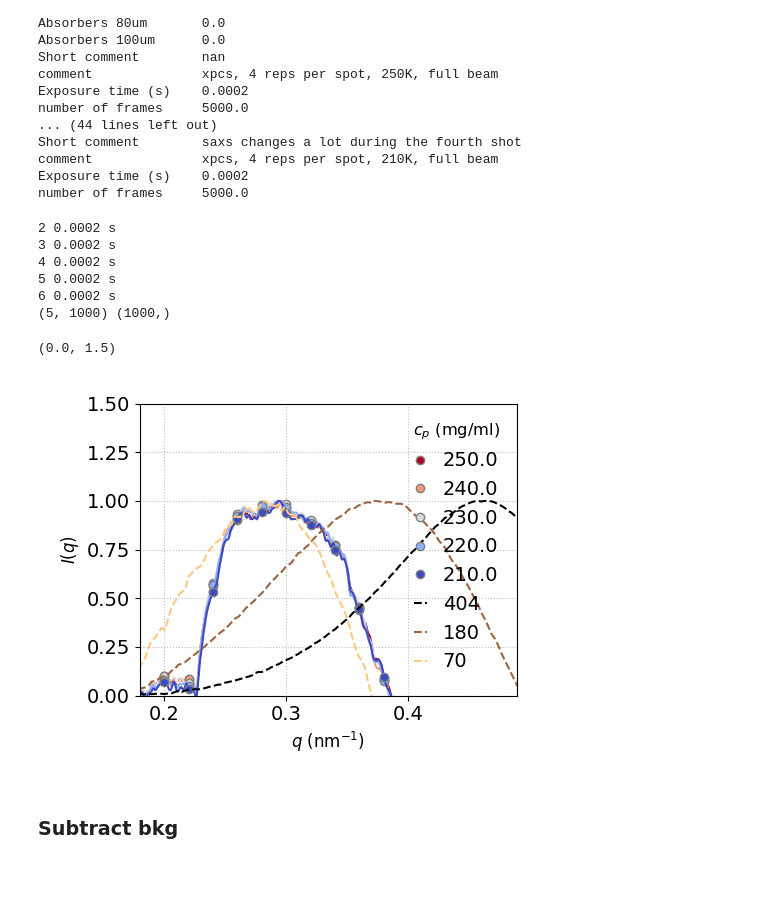
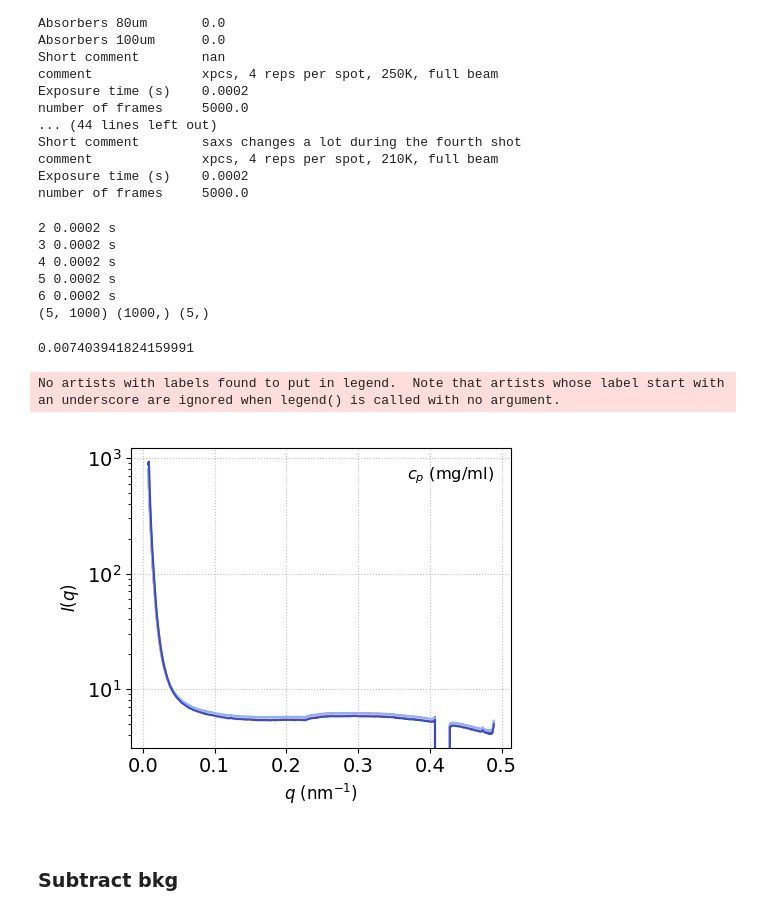
Before and after one commit to maddalenabin/id10-ferritin-2022, a Jupyter notebook: 01-notebooks/14-scattering-intensity.ipynb, the cells around one changed output. Cells and saved outputs as stored; diff of their text form; code cells hidden in the pictures; blank space fills up the shorter version.

```diff
--- a/01-notebooks/14-scattering-intensity.ipynb
+++ b/01-notebooks/14-scattering-intensity.ipynb
@@ -28,0 +80,16 @@ import scipy.interpolate
+# %%
+filename = h5dir + f'{runname}_{datasetnumbers[0]:04d}.h5'
+rep = 0
+qI = load_data(filename, '/saxs/q') # 1000
+
+Iqs = np.empty(shape=(len(datasetnumbers),len(qI)))
+t_exp = []
+
+for i,(datasetnumber) in enumerate(datasetnumbers):
+    filename = h5dir + f'{runname}_{datasetnumber:04d}.h5'
+    Iqs[i,:] = load_data(filename, '/saxs/I_reps_filtered')[rep,:] # (4, 1000)
+    info = elog_selected_entries_dict(filename)
+    # t_exp.append(load_data(filename, '/saxs/delay'))
+    # print(datasetnumber, f'{t_exp[i]:.4f}', 's')
+
+print(np.shape(Iqs), np.shape(qI))
@@ -28,0 +102,4 @@ import scipy.interpolate
+# %%
+plt.figure()
+for i in range(len(Iqs)):
+    plt.plot(qI, Iqs[i,:])
@@ -143,64 +225,42 @@ for i,(datasetnumber) in enumerate(datasetnumbers):
     t_exp.append(load_data(filename, 'xpcs/g2s/delay')[0])
     print(datasetnumber, f'{t_exp[i]:.4f}', 's')
 
-print(np.shape(Iqs), np.shape(qI))
+print(np.shape(Iqs), np.shape(qI), np.shape(t_exp))
 # %% [output]
 2 0.0002 s
 3 0.0002 s
 4 0.0002 s
 5 0.0002 s
 6 0.0002 s
-(5, 1000) (1000,)
+(5, 1000) (1000,) (5,)
+# %%
+qI[0]
+# %% [output]
+0.007403941824159991
 # %%
 f, a1 = plt.subplots(1,1, figsize=(5,4), tight_layout=True)
 # -- left id10
 col = plt.cm.coolwarm_r(np.linspace(0,1,len(datasetnumbers)))
 q_new = np.linspace(0.068, 0.468, 20)
 
 Iq_interp, q_interp = [], []
 
-# c_id10 = ['c1', 'c2', 'c3']
 for i in range(len(datasetnumbers)):
     y = Iqs[i,:]/t_exp[i]
-    y_smooth = gaussian_filter(y, sigma=2)
-    qi_min, qistep, qi_max = 320, 30, -20
-    b = np.mean(y_smooth[qi_min:qi_min+qistep])
-    b = y_smooth[qi_min]
-    A = np.nanmax(y_smooth[qi_min:qi_max]-b)
-    if i==0:
-        q_new = np.linspace(0.068, 0.37, 20)
-        q_new = np.arange(0.2, 0.4, 0.02)
-    else:
-        q_new = np.linspace(0.2, 0.468, 20)
-        q_new = np.arange(0.2, 0.5, 0.02)
-    # a1.plot(qI, y, ls='--',  c=col[i])
-    a1.plot(qI, (y_smooth-b)/A, ls='-',  c=col[i])
-
-    # interpolate
-    y_interp =  sp.interpolate.interp1d(qI, (y_smooth-b)/A, kind='linear')
-    a1.plot(q_new, y_interp(q_new), marker='o', mec='gray', c=col[i], ls='',  label=T[i])#label=c_id10[i])
-    q_interp.append(q_new)
-    Iq_interp.append(y_interp(q_new))
+    a1.plot(qI, y, ls='-',  c=col[i])
 
 
-# -- id02
-cols = plt.cm.copper(np.linspace(0,1,len(Iqs_id02)-2))
-for j in range(len(Iqs_id02)-2):
-    qi_min, qistep, qi_max = 43, 10, 155
-    b2 = Iqs_id02[j,qi_min]
-    A2 = np.nanmax(Iqs_id02[j,qi_min:qi_max]-b2)
-
-    a1.plot(q_id02, (Iqs_id02[j,:]-b2)/A2, label=c_id02[j], c=cols[j], ls='--')
 
 # -- plot settings
 a1.legend(title='$c_p$ (mg/ml)', handlelength=.7, frameon=False, ncol=1)
 a1.set_xlabel(r'$q$ (nm$^{-1}$)', fontsize=12)
 a1.set_ylabel('$I(q)$', fontsize=12)
-a1.set_xlim(.18,qI[-1])
-a1.set_ylim(0, 1.5)
+# a1.set_xlim(.18,qI[-1])
+# a1.set_ylim(0, 1.5)
+a1.set_yscale('log')
 # %% [output]
-(0.0, 1.5)
+No artists with labels found to put in legend.  Note that artists whose label start with an underscore are ignored when legend() is called with no argument.
-[figure, old version]
+[figure, new version]
 # %% [markdown]
 ### Subtract bkg
 # %%
```
Also changed, not shown: parts of 24 cells of this notebook, 10 other files.
